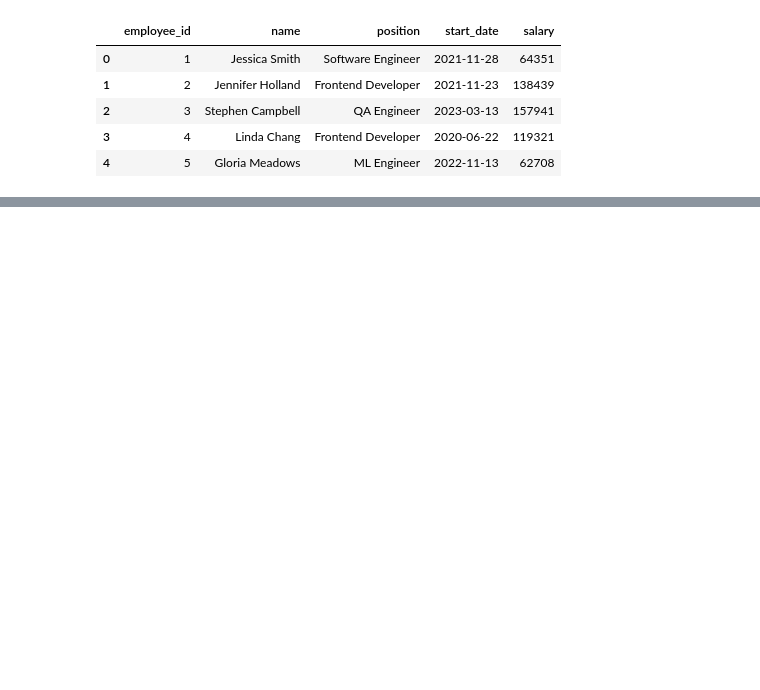
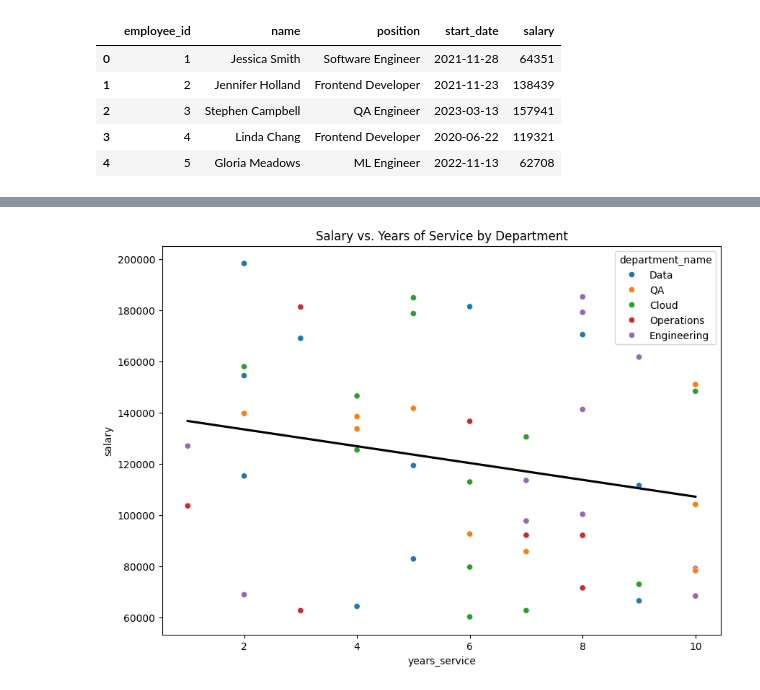
Before and after one commit to MandeepCon/Lab3-DataEngineering-EDA, a Jupyter notebook: Lab3-DataEngineering&EDA.ipynb, the cells around one changed output, grey strips where cells are left out. Cells and saved outputs as stored; diff of their text form; code cells hidden in the pictures; blank space fills up the shorter version.

```diff
--- a/Lab3-DataEngineering&EDA.ipynb
+++ b/Lab3-DataEngineering&EDA.ipynb
@@ -247,0 +420,8 @@ df[['employee_id', 'Position', 'StartDate', 'Start_Year']].head()
+# %%
+plt.figure(figsize=(10,7))
+sns.scatterplot(data=df, x='years_service', y='salary', hue='department_name')
+sns.regplot(data=df, x='years_service', y='salary', scatter=False, color='black', ci=None)  # Trendline for all
+plt.title("Salary vs. Years of Service by Department")
+plt.show()
+# %% [output]
+[figure, added]
```
Also changed, not shown: parts of 36 cells of this notebook.
